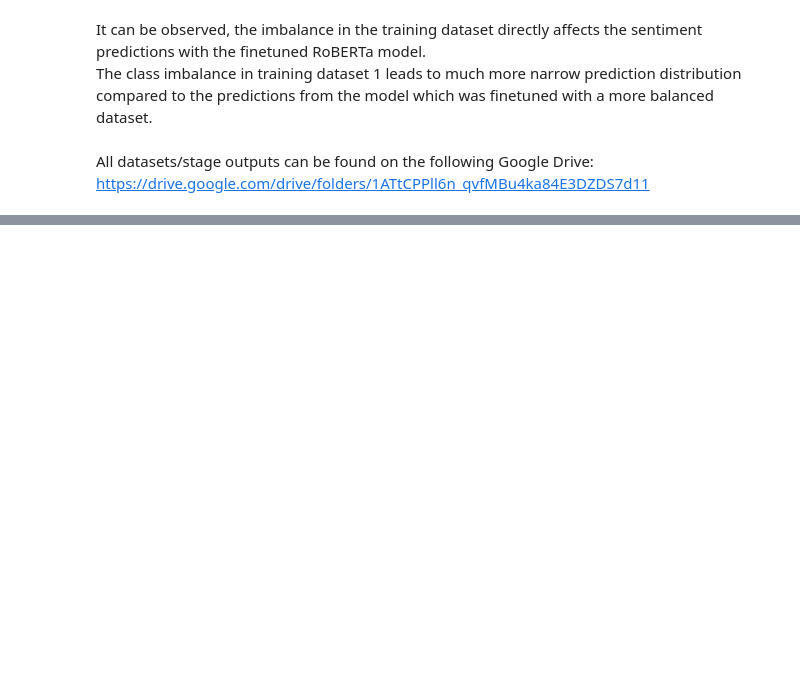
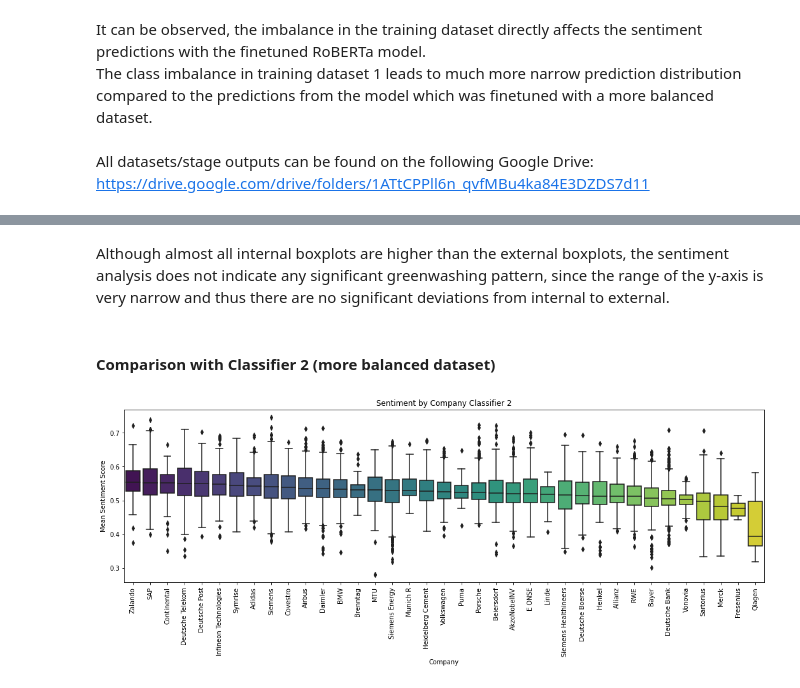
Before and after one commit to syX113/hslu-nlp, a Jupyter notebook: stage3/03-train-classifier.ipynb, the cells around one changed output, grey strips where cells are left out. Drawn from its saved outputs; the diff is of its cells as text; code cells hidden in the pictures; blank space fills up the shorter version.

```diff
--- a/stage3/03-train-classifier.ipynb
+++ b/stage3/03-train-classifier.ipynb
@@ -1286,0 +1357,24 @@ https://drive.google.com/drive/folders/1ATtCPPll6n_qvfMBu4ka84E3DZDS7d11
+# %% [markdown]
+Although almost all internal boxplots are higher than the external boxplots, the sentiment analysis does not indicate any significant greenwashing pattern, since the range of the y-axis is very narrow and thus there are no significant deviations from internal to external.
+# %% [markdown]
+#### Comparison with Classifier 2 (more balanced dataset)
+# %%
+# Calculate median values for each company
+median_values = predictions_bal.groupby('company')['st3_sentiment_llm_continuous_mean'].median().sort_values(ascending=False)
+
+# Add median values as a new column in the DataFrame
+df_with_median = predictions_bal.join(median_values, on='company', rsuffix='_median')
+
+# Sort the DataFrame based on the median values
+df_sorted = df_with_median.sort_values('st3_sentiment_llm_continuous_mean_median', ascending=False)
+
+# Create the boxplot with the sorted DataFrame
+plt.figure(figsize=(18, 5))
+sns.boxplot(data=df_sorted, x='company', y='st3_sentiment_llm_continuous_mean', palette='viridis')
+plt.title('Sentiment by Company Classifier 2')
+plt.xlabel('Company')
+plt.ylabel('Mean Sentiment Score')
+plt.xticks(rotation=90)
+plt.show()
+# %% [output]
+[figure, added]
```
Also changed, not shown: parts of 10 cells of this notebook.
